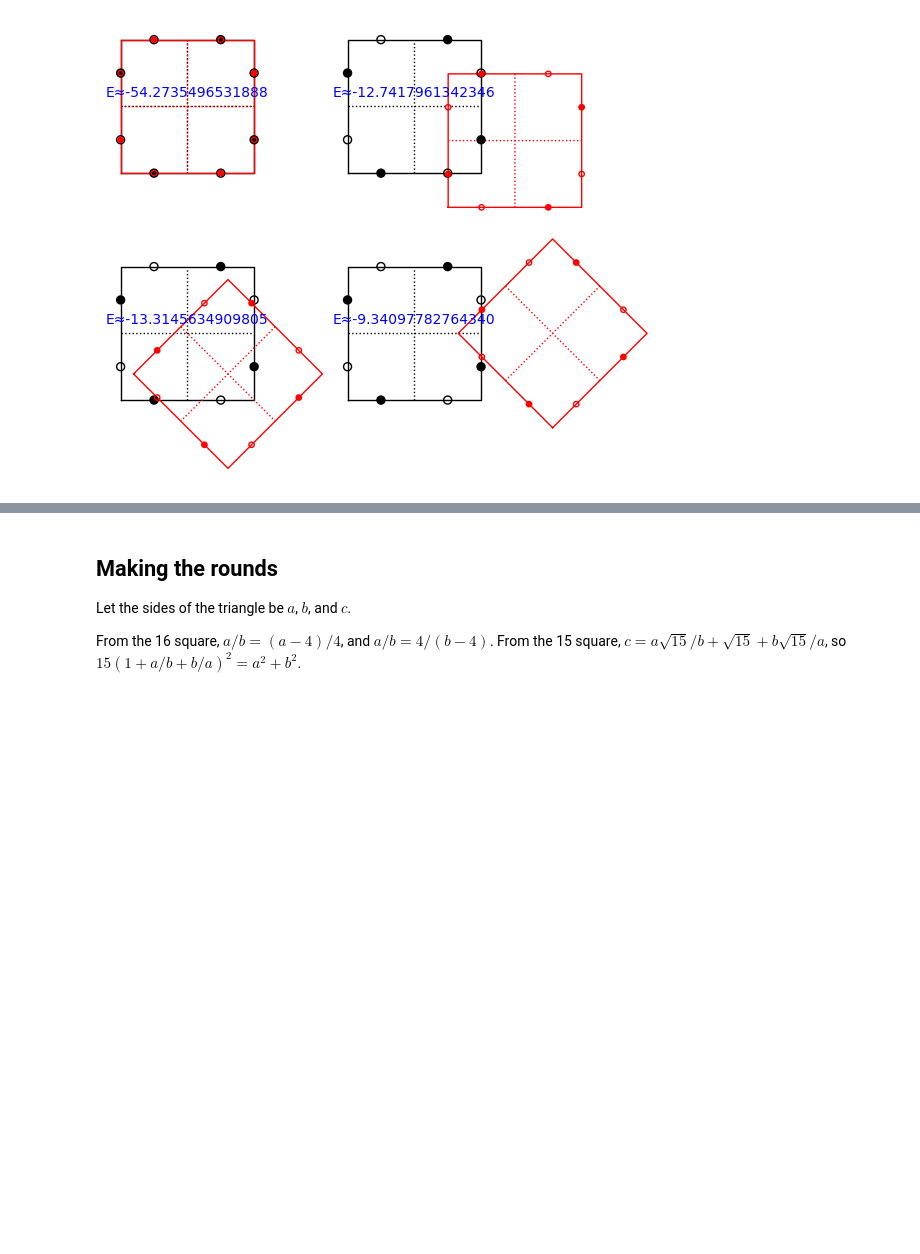
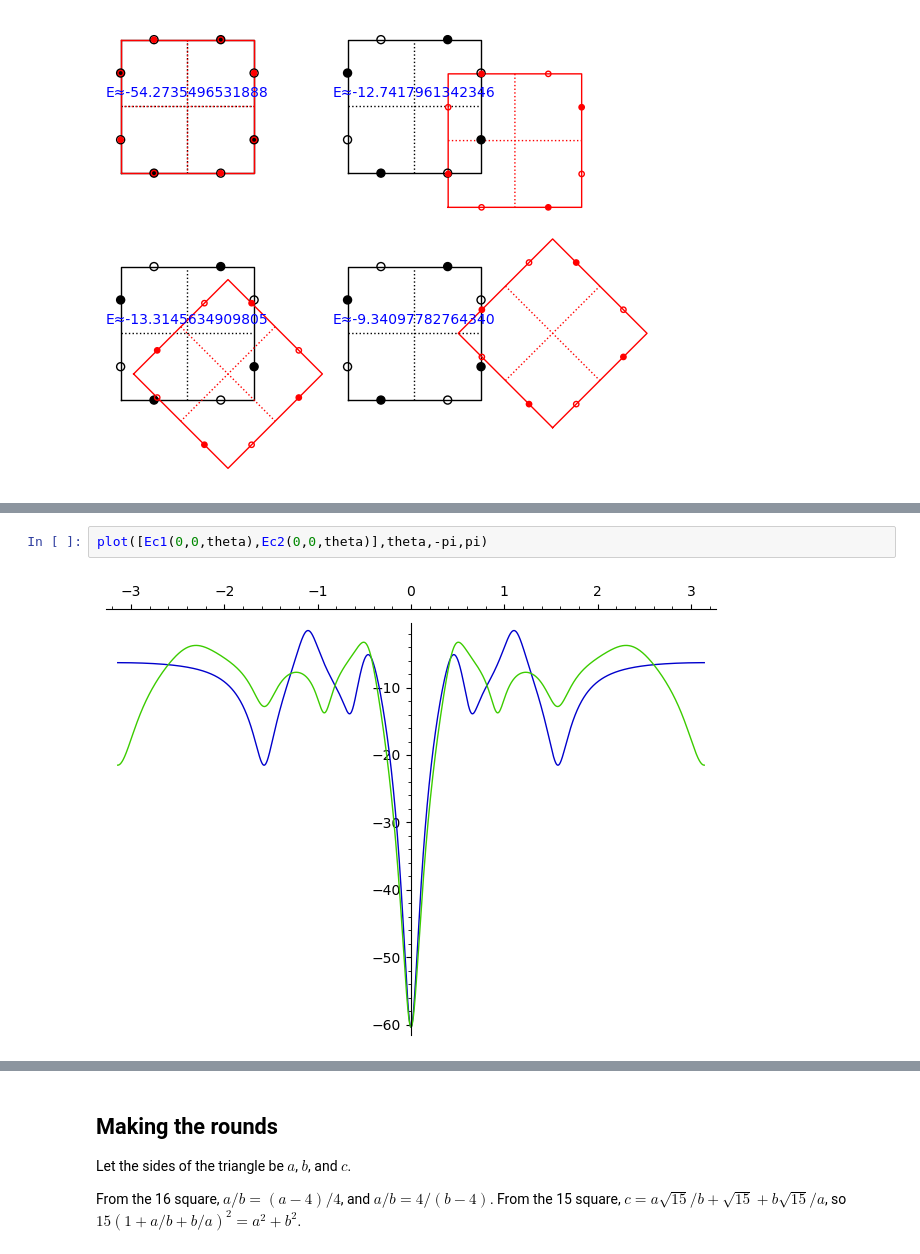
Before and after one commit to qpliu/sunday-puzzle, a Jupyter notebook: riddler/2024/20241115.ipynb, the cells around one changed output, grey strips where cells are left out. Cells and saved outputs as stored; diff of their text form; blank space fills up the shorter version.

```diff
--- a/riddler/2024/20241115.ipynb
+++ b/riddler/2024/20241115.ipynb
@@ -285,0 +343,4 @@ p
+# %%
+plot([Ec1(0,0,theta),Ec2(0,0,theta)],theta,-pi,pi)
+# %% [output]
+[figure, added]
```
Also changed, not shown: parts of 4 cells of this notebook.
